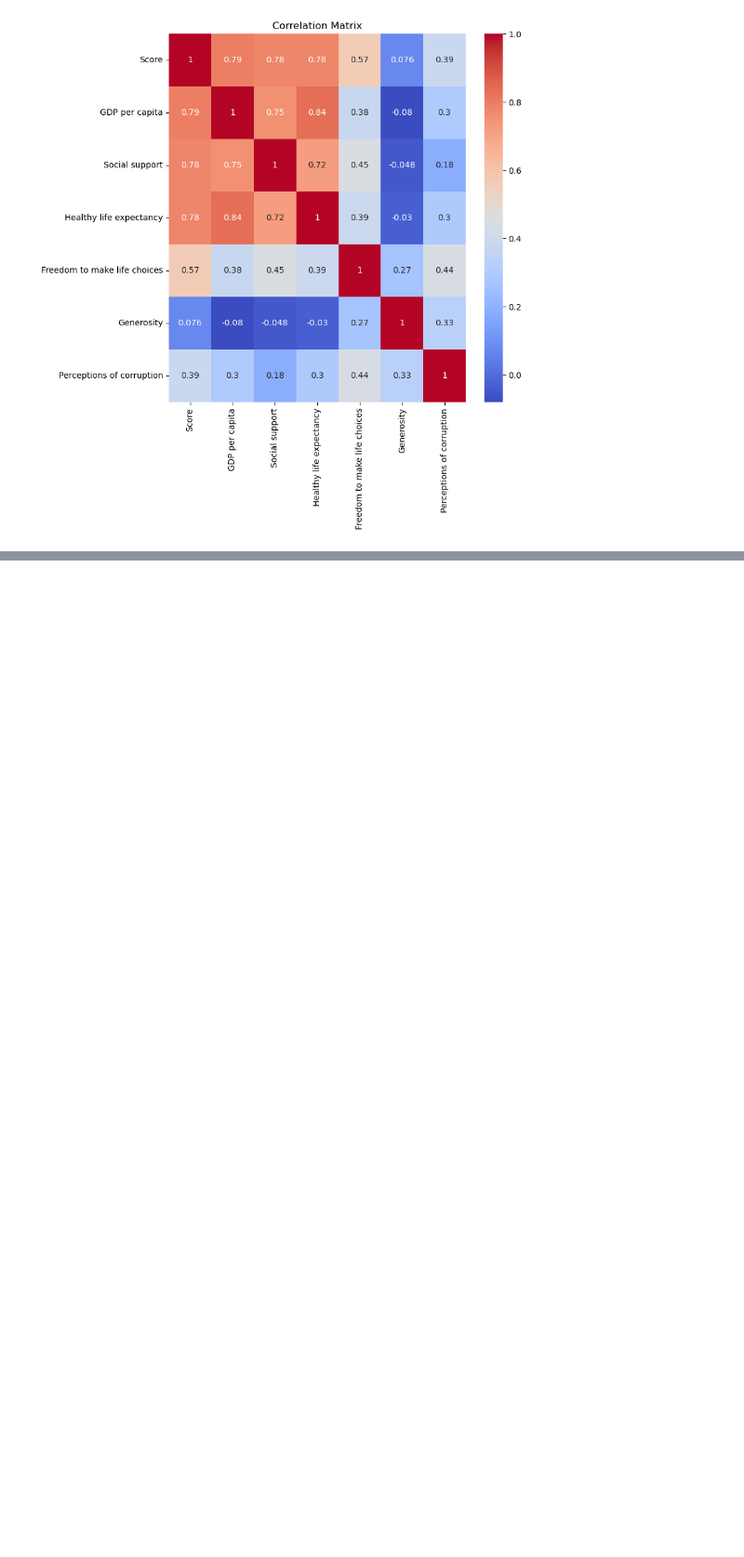
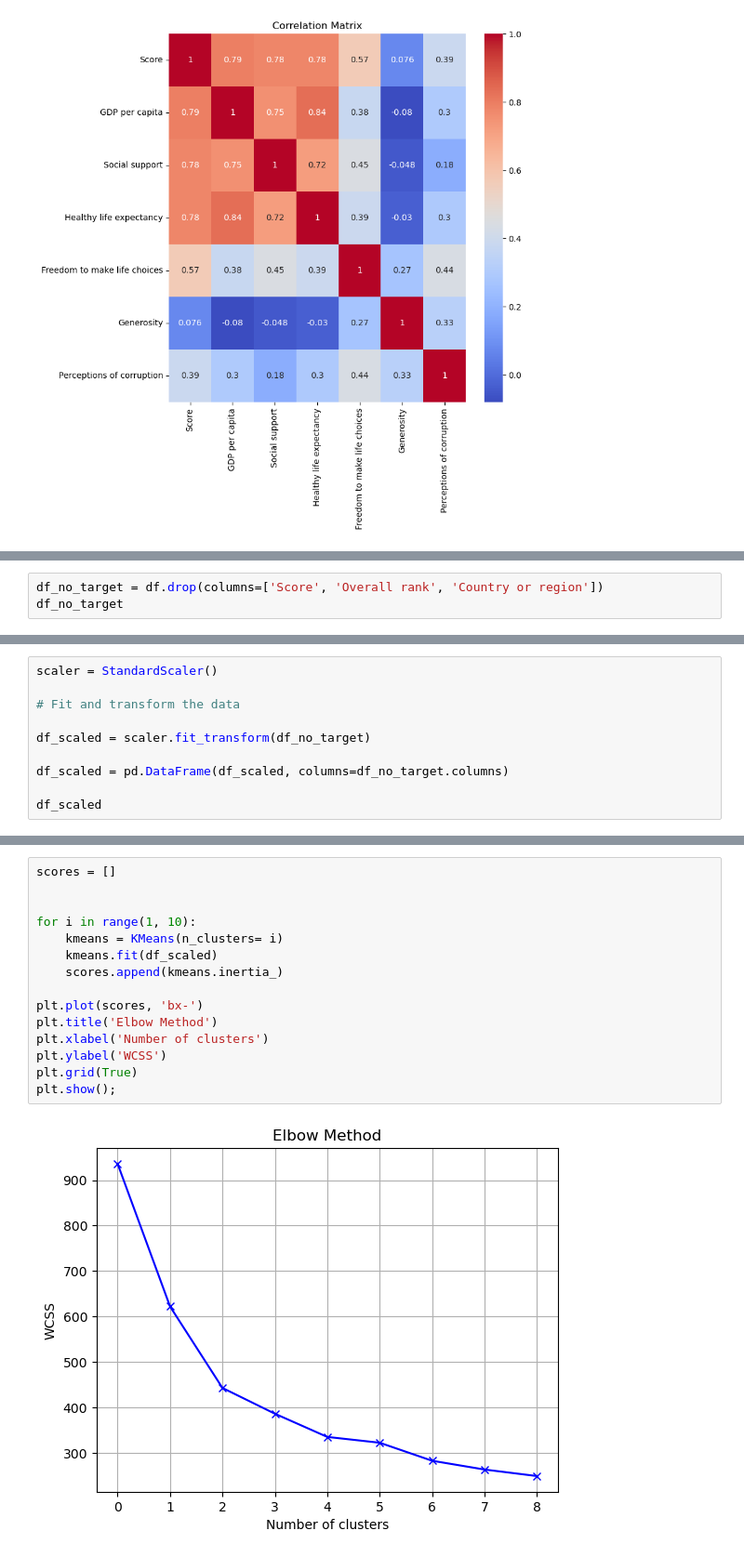
Before and after one commit to nobleyam/K-Means-Clustering-101-World-Happiness, a Jupyter notebook: K-Means Clustering 101 World Happiness.ipynb, the cells around one changed output, grey strips where cells are left out. Shown at 93% size. Cells and saved outputs as stored; diff of their text form; blank space fills up the shorter version.

```diff
--- a/K-Means Clustering 101 World Happiness.ipynb
+++ b/K-Means Clustering 101 World Happiness.ipynb
@@ -179,3 +190,6 @@ fig.update_layout(
 fig.update_traces(textposition='top center')
 
 fig.show()
+# %%
+df_no_target = df.drop(columns=['Score', 'Overall rank', 'Country or region'])
+df_no_target
@@ -181,0 +210,10 @@ fig.show()
+# %%
+scaler = StandardScaler()
+
+# Fit and transform the data
+
+df_scaled = scaler.fit_transform(df_no_target)
+
+df_scaled = pd.DataFrame(df_scaled, columns=df_no_target.columns)
+
+df_scaled
@@ -181,0 +234,17 @@ fig.show()
+# %%
+scores = []
+
+
+for i in range(1, 10):
+    kmeans = KMeans(n_clusters= i)
+    kmeans.fit(df_scaled)
+    scores.append(kmeans.inertia_)
+
+plt.plot(scores, 'bx-')
+plt.title('Elbow Method')
+plt.xlabel('Number of clusters')
+plt.ylabel('WCSS')
+plt.grid(True)
+plt.show();
+# %% [output]
+[figure, added]
```
Also changed, not shown: parts of 21 cells of this notebook.
